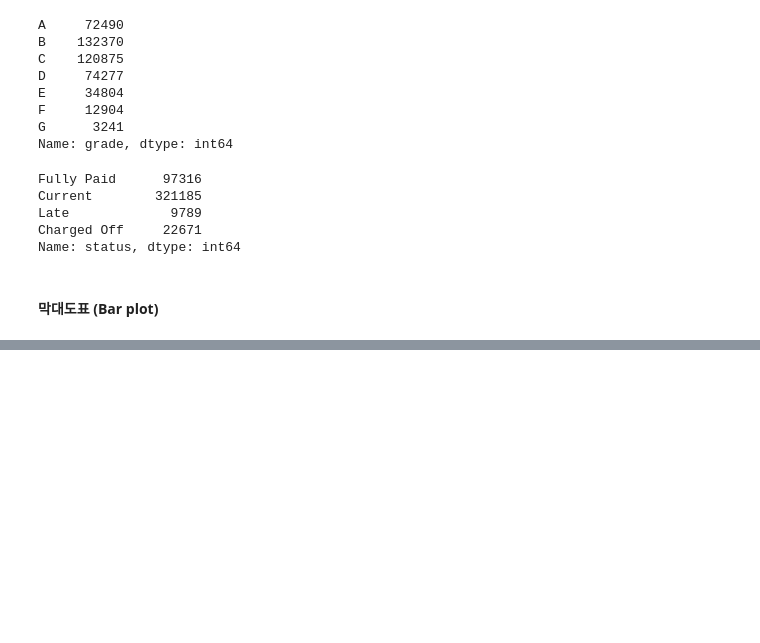
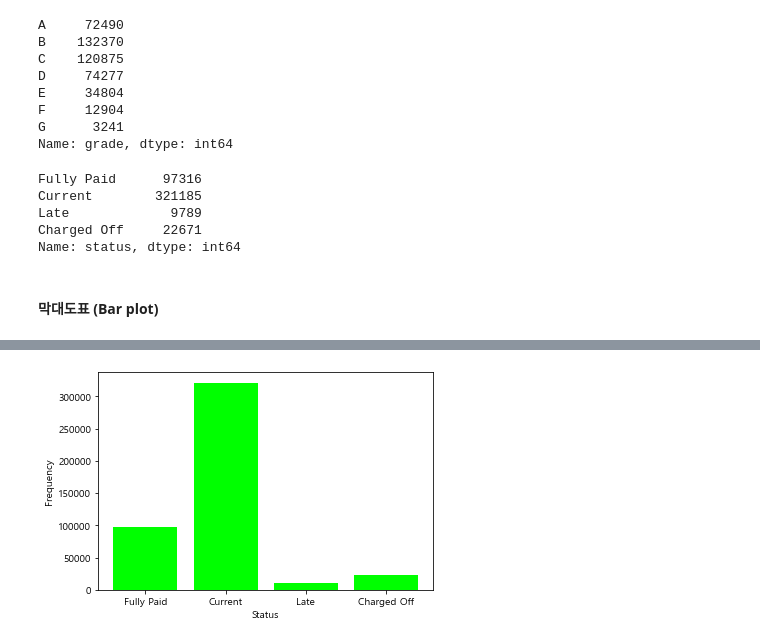
Before and after one commit to luckyspia/TIL, a Jupyter notebook: Exploratory_Data_Analysis/01.categorical_var.ipynb, the cells around one changed output, grey strips where cells are left out. Cells and saved outputs as stored; diff of their text form; code cells hidden in the pictures; blank space fills up the shorter version.

```diff
--- a/Exploratory_Data_Analysis/01.categorical_var.ipynb
+++ b/Exploratory_Data_Analysis/01.categorical_var.ipynb
@@ -124,0 +164,8 @@ Name: status, dtype: int64
+# %%
+fig, ax = plt.subplots()
+ax.bar(status_tab.index, status_tab, color='lime')
+ax.set_xlabel('Status')
+ax.set_ylabel('Frequency')
+plt.show()
+# %% [output]
+[figure, added]
```
Also changed, not shown: parts of 49 cells of this notebook.
